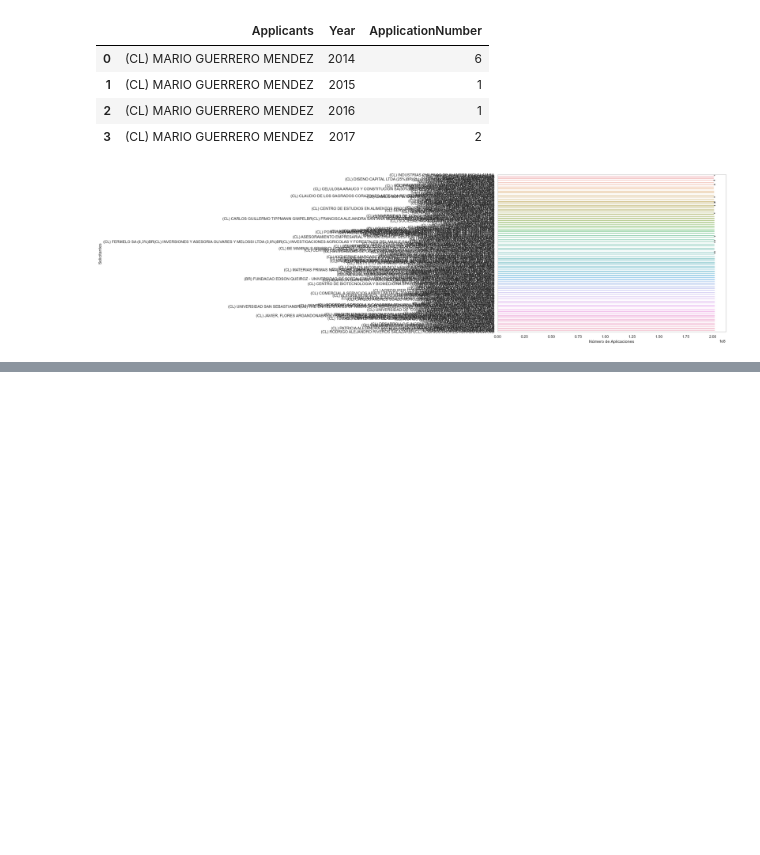
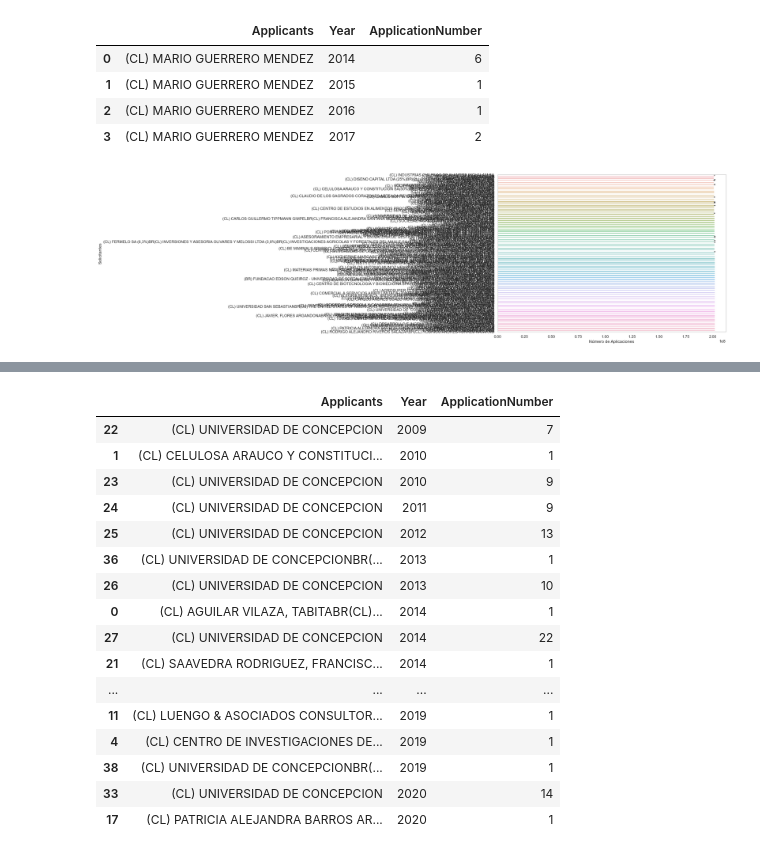
Before and after one commit to Ubb-Nodo-ctci/INAPI2, a Jupyter notebook: INAPI2.ipynb, the cells around one changed output, grey strips where cells are left out. Drawn from its saved outputs; the diff is of its cells as text; code cells hidden in the pictures; blank space fills up the shorter version.

```diff
--- a/INAPI2.ipynb
+++ b/INAPI2.ipynb
@@ -238,0 +239,20 @@ print(len(df['ApplicationNumber'].unique()))
+# %%
+array_registers_data[0]
+# %% [output]
+|  | Applicants | Year | ApplicationNumber |
+| 22 | (CL) UNIVERSIDAD DE CONCEPCION | 2009 | 7 |
+| 1 | (CL) CELULOSA ARAUCO Y CONSTITUCI... | 2010 | 1 |
+| 23 | (CL) UNIVERSIDAD DE CONCEPCION | 2010 | 9 |
+| 24 | (CL) UNIVERSIDAD DE CONCEPCION | 2011 | 9 |
+| 25 | (CL) UNIVERSIDAD DE CONCEPCION | 2012 | 13 |
+| 36 | (CL) UNIVERSIDAD DE CONCEPCIONBR(... | 2013 | 1 |
+| 26 | (CL) UNIVERSIDAD DE CONCEPCION | 2013 | 10 |
+| 0 | (CL) AGUILAR VILAZA, TABITABR(CL)... | 2014 | 1 |
+| 27 | (CL) UNIVERSIDAD DE CONCEPCION | 2014 | 22 |
+| 21 | (CL) SAAVEDRA RODRIGUEZ, FRANCISC... | 2014 | 1 |
+| ... | ... | ... | ... |
+| 11 | (CL) LUENGO & ASOCIADOS CONSULTOR... | 2019 | 1 |
+| 4 | (CL) CENTRO DE INVESTIGACIONES DE... | 2019 | 1 |
+| 38 | (CL) UNIVERSIDAD DE CONCEPCIONBR(... | 2019 | 1 |
+| 33 | (CL) UNIVERSIDAD DE CONCEPCION | 2020 | 14 |
+| 17 | (CL) PATRICIA ALEJANDRA BARROS AR... | 2020 | 1 |
```
Also changed, not shown: parts of 19 cells of this notebook.
